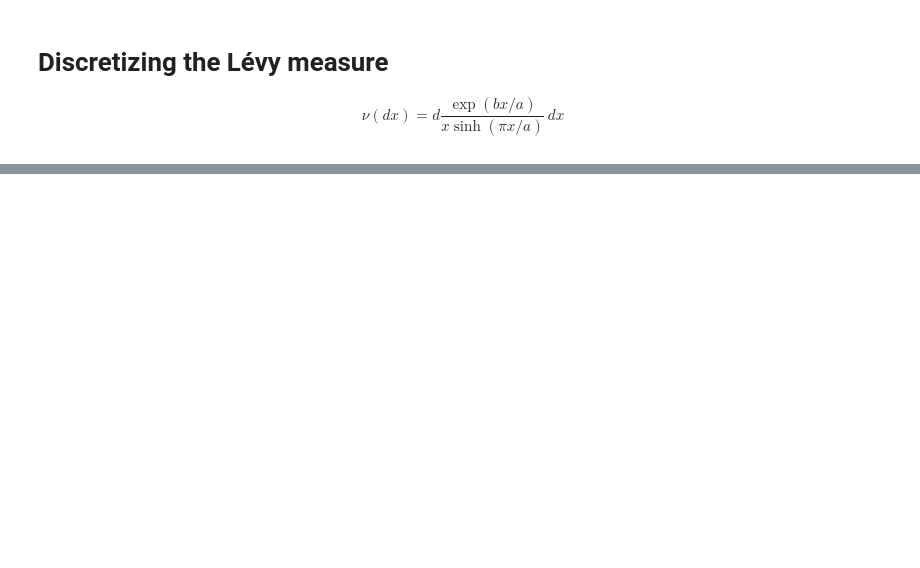
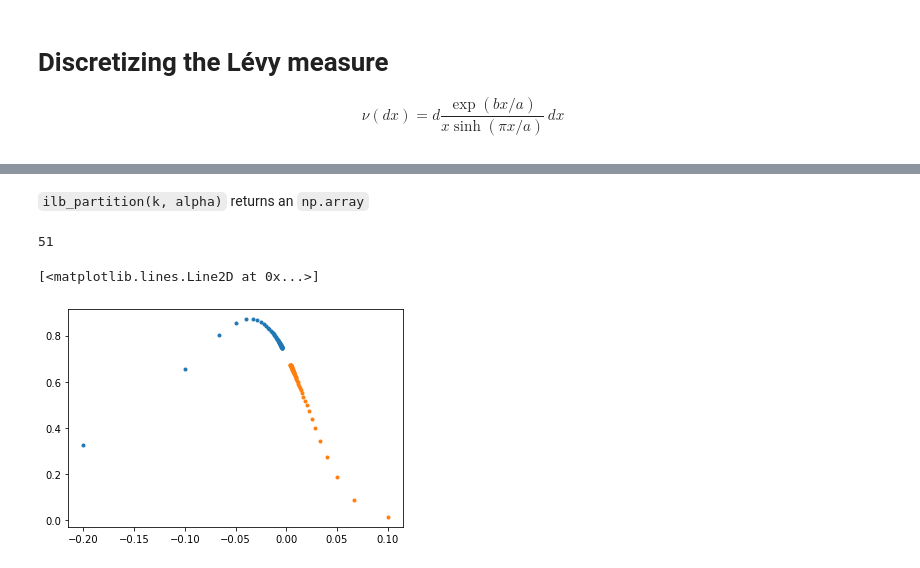
Before and after one commit to iatrogenic/levy-processes, a Jupyter notebook: Code/Simulations.ipynb, the cells around one changed output, grey strips where cells are left out. Cells and saved outputs as stored; diff of their text form; code cells hidden in the pictures; blank space fills up the shorter version.

Commit message:
Various
- renamed partition function
- added code to compute rhs of the levy measure partition

```diff
--- a/Code/Simulations.ipynb
+++ b/Code/Simulations.ipynb
@@ -126,0 +115,27 @@ plt.plot(a_array[0:-1],lambdas,".")
+# %% [markdown]
+`ilb_partition(k, alpha)` returns an `np.array`
+# %%
+# creates a partition using Inverse Linear Boundaries method described in Schouten's book
+def ilb_partition(k, alpha):
+    lhs = [-alpha*i**(-1) for i in range(1,k+2)]
+    #rhs = [alpha/i for i in range(1,k+2)]
+    rhs = [-x for x in reversed(lhs)]
+    return lhs, rhs
+
+left_part, right_part = ilb_partition(50,0.2)
+
+left_lambdas = [integrate.quad(meixner_meas, left_part[i], left_part[i+1])[0] for i in range(len(left_part)-1)]
+right_lambdas = [integrate.quad(meixner_meas, right_part[i], right_part[i+1])[0] for i in range(len(right_part)-1)]
+lambdas = left_lambdas + right_lambdas
+
+#lambdas = [integrate.quad(lambda x: meixner_meas(x), a_array[i],a_array[i+1] )[0] for i in range(len(a_array)-1)]
+# %%
+len(left_part)
+# %% [output]
+51
+# %%
+plt.plot(left_part[:-1], left_lambdas, ".")
+plt.plot(right_part[:-1],right_lambdas,".")
+# %% [output]
+[<matplotlib.lines.Line2D at 0x...>]
+[figure, added]
```
Also changed, not shown: parts of 9 cells of this notebook.
